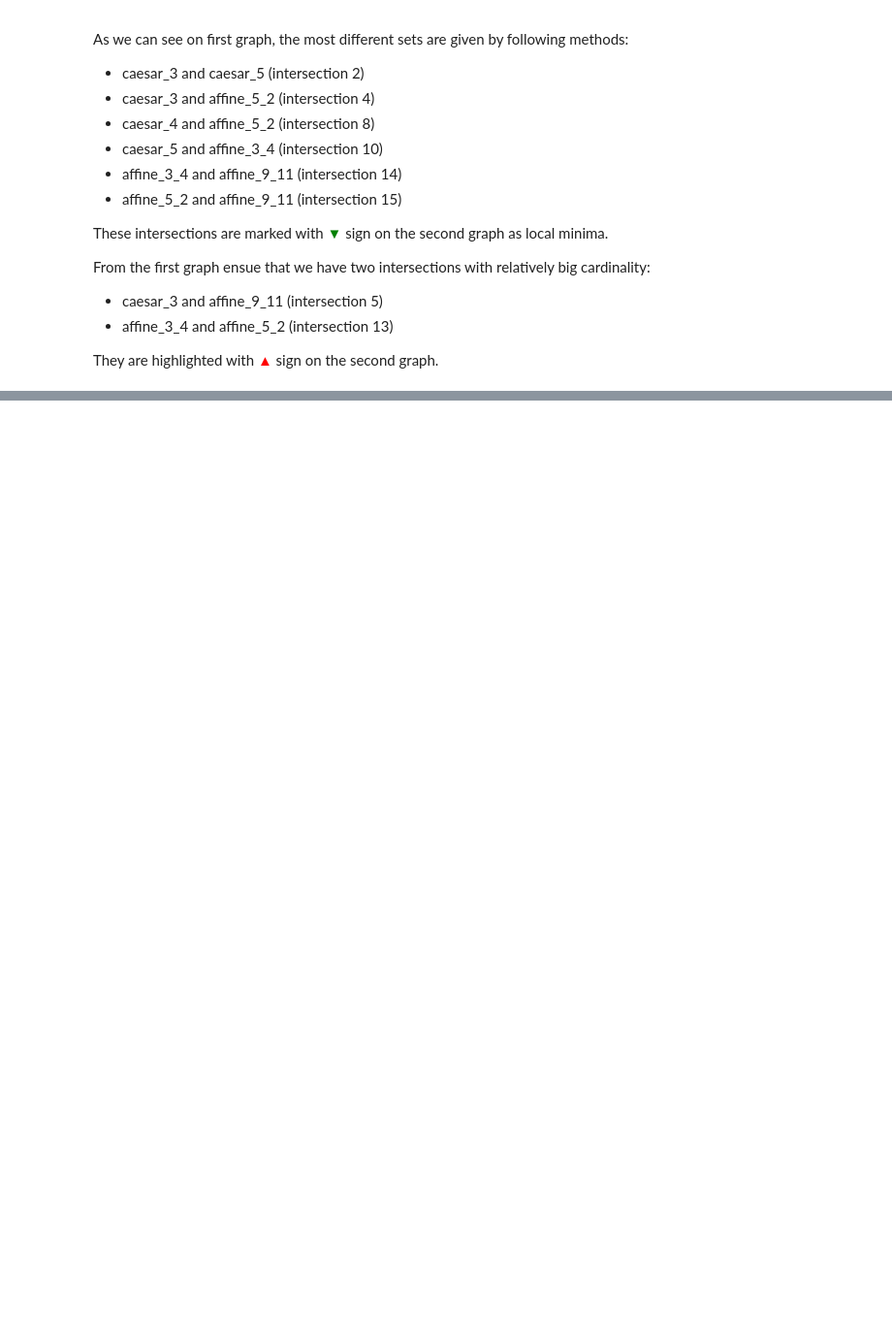
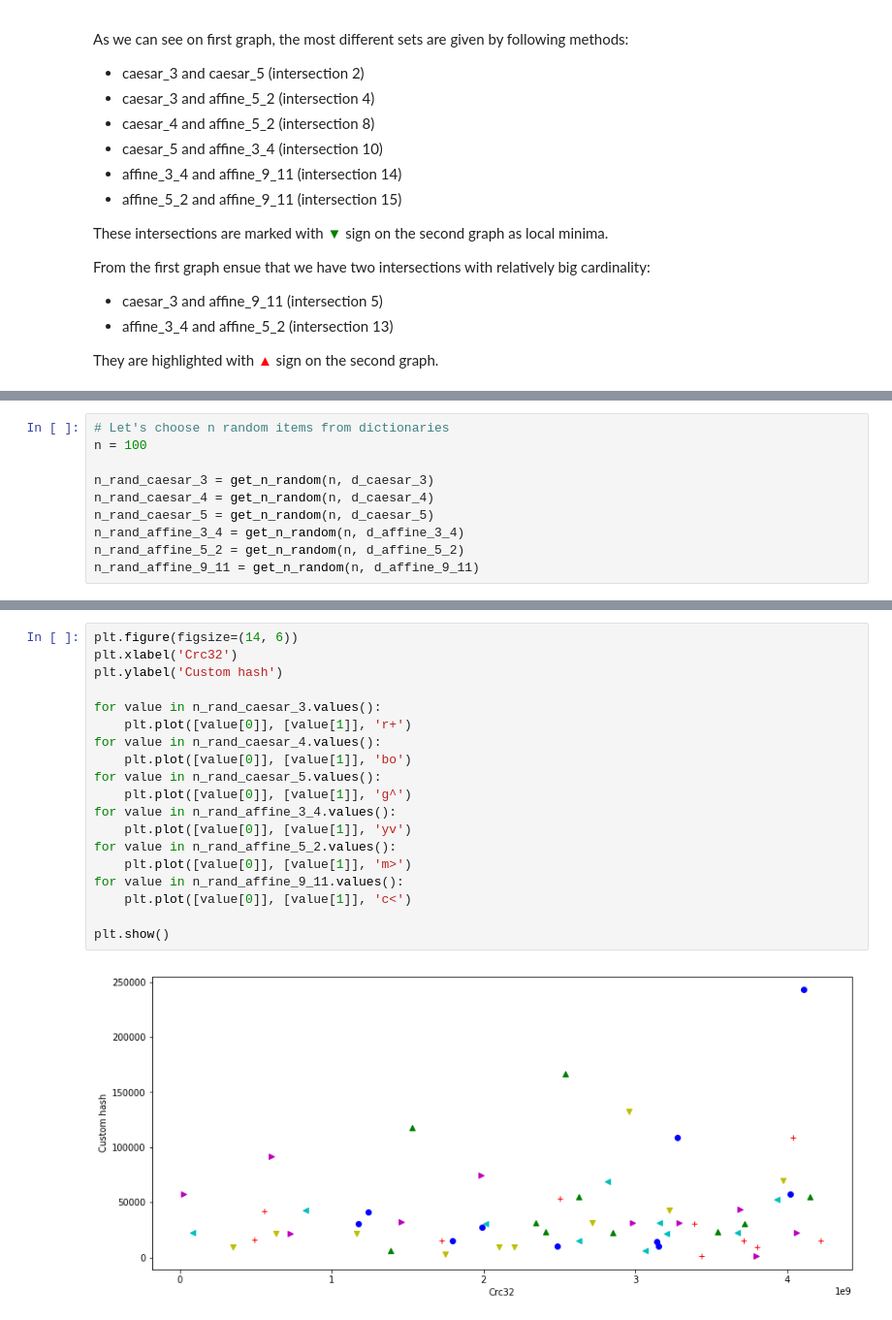
Before and after one commit to GeorgyFirsov/Decrypt, a Jupyter notebook: Main.ipynb, the cells around one changed output, grey strips where cells are left out. Shown: that part at 97% size. Cells and saved outputs as stored; diff of their text form; blank space fills up the shorter version.

```diff
--- a/Main.ipynb
+++ b/Main.ipynb
@@ -238,0 +218,10 @@ data_frame.head()
+# %%
+# Let's choose n random items from dictionaries
+n = 100
+
+n_rand_caesar_3 = get_n_random(n, d_caesar_3)
+n_rand_caesar_4 = get_n_random(n, d_caesar_4)
+n_rand_caesar_5 = get_n_random(n, d_caesar_5)
+n_rand_affine_3_4 = get_n_random(n, d_affine_3_4)
+n_rand_affine_5_2 = get_n_random(n, d_affine_5_2)
+n_rand_affine_9_11 = get_n_random(n, d_affine_9_11)
@@ -238,0 +235,21 @@ data_frame.head()
+# %%
+plt.figure(figsize=(14, 6))
+plt.xlabel('Crc32')
+plt.ylabel('Custom hash')
+
+for value in n_rand_caesar_3.values():
+    plt.plot([value[0]], [value[1]], 'r+')
+for value in n_rand_caesar_4.values():
+    plt.plot([value[0]], [value[1]], 'bo')
+for value in n_rand_caesar_5.values():
+    plt.plot([value[0]], [value[1]], 'g^')
+for value in n_rand_affine_3_4.values():
+    plt.plot([value[0]], [value[1]], 'yv')
+for value in n_rand_affine_5_2.values():
+    plt.plot([value[0]], [value[1]], 'm>')
+for value in n_rand_affine_9_11.values():
+    plt.plot([value[0]], [value[1]], 'c<')
+
+plt.show()
+# %% [output]
+[figure, added]
```
Also changed, not shown: parts of 14 cells of this notebook, 2 other files.
